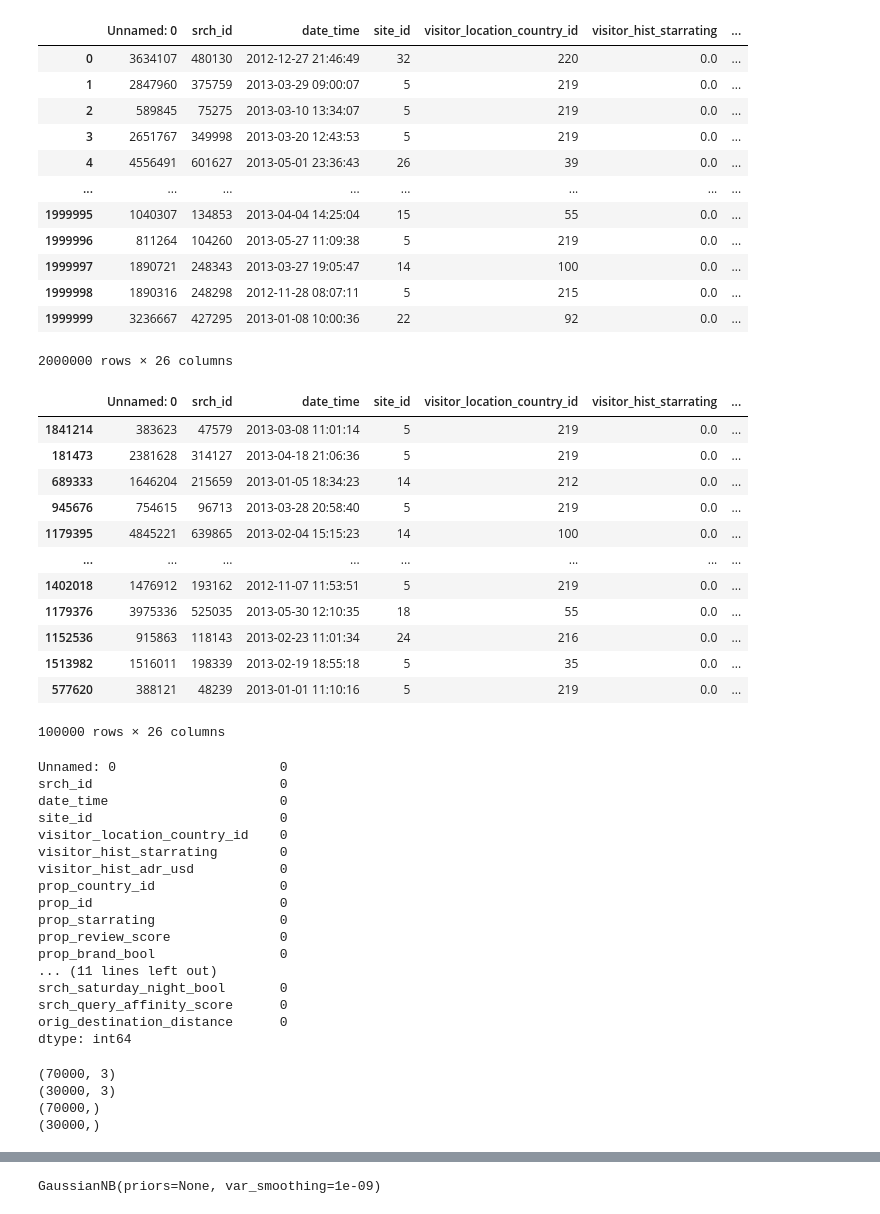
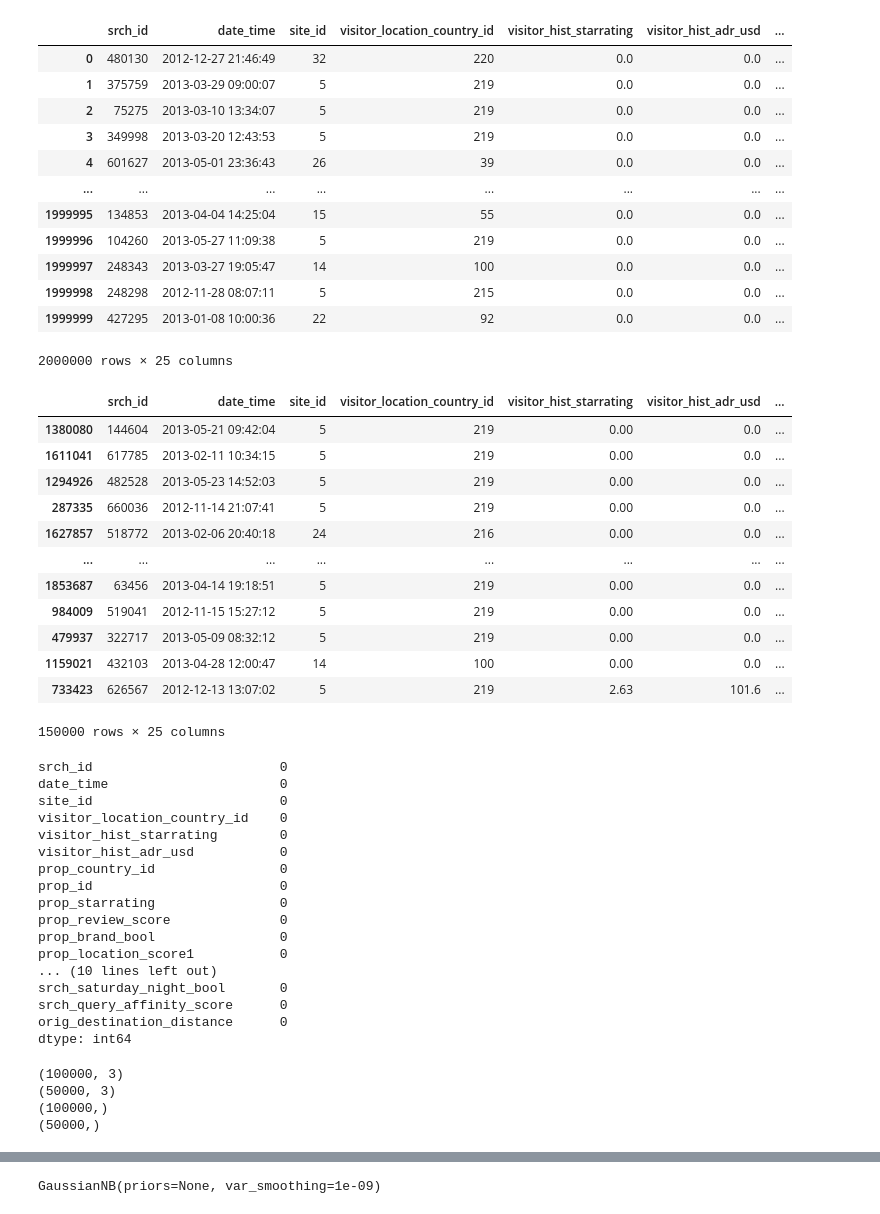
Before and after one commit to minjae705/Hotel_StarRating_Prediction, a Jupyter notebook: NB_sampling.ipynb, the cells around one changed output, grey strips where cells are left out. Saved outputs shown, nothing was run; the diff lists cells and outputs as text; code cells hidden in the pictures.

Commit message:
fix: drop useless column and add P_GNB using priors

```diff
--- a/NB_sampling.ipynb
+++ b/NB_sampling.ipynb
@@ -12,42 +11,42 @@ from sklearn.metrics import accuracy_score
 filename = '/content/drive/MyDrive/data/hotel_test.csv'
 # %%
 df_raw = pd.read_csv(filename)
+df_raw = df_raw.drop('Unnamed: 0',axis=1)
 df_raw
 # %% [output]
-|  | Unnamed: 0 | srch_id | date_time | site_id | visitor_location_country_id | visitor_hist_starrating | ... |
-| 0 | 3634107 | 480130 | 2012-12-27 21:46:49 | 32 | 220 | 0.0 | ... |
-| 1 | 2847960 | 375759 | 2013-03-29 09:00:07 | 5 | 219 | 0.0 | ... |
-| 2 | 589845 | 75275 | 2013-03-10 13:34:07 | 5 | 219 | 0.0 | ... |
-| 3 | 2651767 | 349998 | 2013-03-20 12:43:53 | 5 | 219 | 0.0 | ... |
-| 4 | 4556491 | 601627 | 2013-05-01 23:36:43 | 26 | 39 | 0.0 | ... |
+|  | srch_id | date_time | site_id | visitor_location_country_id | visitor_hist_starrating | visitor_hist_adr_usd | ... |
+| 0 | 480130 | 2012-12-27 21:46:49 | 32 | 220 | 0.0 | 0.0 | ... |
+| 1 | 375759 | 2013-03-29 09:00:07 | 5 | 219 | 0.0 | 0.0 | ... |
+| 2 | 75275 | 2013-03-10 13:34:07 | 5 | 219 | 0.0 | 0.0 | ... |
+| 3 | 349998 | 2013-03-20 12:43:53 | 5 | 219 | 0.0 | 0.0 | ... |
+| 4 | 601627 | 2013-05-01 23:36:43 | 26 | 39 | 0.0 | 0.0 | ... |
 | ... | ... | ... | ... | ... | ... | ... | ... |
-| 1999995 | 1040307 | 134853 | 2013-04-04 14:25:04 | 15 | 55 | 0.0 | ... |
-| 1999996 | 811264 | 104260 | 2013-05-27 11:09:38 | 5 | 219 | 0.0 | ... |
-| 1999997 | 1890721 | 248343 | 2013-03-27 19:05:47 | 14 | 100 | 0.0 | ... |
-| 1999998 | 1890316 | 248298 | 2012-11-28 08:07:11 | 5 | 215 | 0.0 | ... |
-| 1999999 | 3236667 | 427295 | 2013-01-08 10:00:36 | 22 | 92 | 0.0 | ... |
+| 1999995 | 134853 | 2013-04-04 14:25:04 | 15 | 55 | 0.0 | 0.0 | ... |
+| 1999996 | 104260 | 2013-05-27 11:09:38 | 5 | 219 | 0.0 | 0.0 | ... |
+| 1999997 | 248343 | 2013-03-27 19:05:47 | 14 | 100 | 0.0 | 0.0 | ... |
+| 1999998 | 248298 | 2012-11-28 08:07:11 | 5 | 215 | 0.0 | 0.0 | ... |
+| 1999999 | 427295 | 2013-01-08 10:00:36 | 22 | 92 | 0.0 | 0.0 | ... |
-2000000 rows × 26 columns
+2000000 rows × 25 columns
 # %%
-df_sample = df_raw.sample(100000)
+df_sample = df_raw.sample(150000)
 df_sample
 # %% [output]
-|  | Unnamed: 0 | srch_id | date_time | site_id | visitor_location_country_id | visitor_hist_starrating | ... |
-| 1841214 | 383623 | 47579 | 2013-03-08 11:01:14 | 5 | 219 | 0.0 | ... |
-| 181473 | 2381628 | 314127 | 2013-04-18 21:06:36 | 5 | 219 | 0.0 | ... |
-| 689333 | 1646204 | 215659 | 2013-01-05 18:34:23 | 14 | 212 | 0.0 | ... |
-| 945676 | 754615 | 96713 | 2013-03-28 20:58:40 | 5 | 219 | 0.0 | ... |
-| 1179395 | 4845221 | 639865 | 2013-02-04 15:15:23 | 14 | 100 | 0.0 | ... |
+|  | srch_id | date_time | site_id | visitor_location_country_id | visitor_hist_starrating | visitor_hist_adr_usd | ... |
+| 1380080 | 144604 | 2013-05-21 09:42:04 | 5 | 219 | 0.00 | 0.0 | ... |
+| 1611041 | 617785 | 2013-02-11 10:34:15 | 5 | 219 | 0.00 | 0.0 | ... |
+| 1294926 | 482528 | 2013-05-23 14:52:03 | 5 | 219 | 0.00 | 0.0 | ... |
+| 287335 | 660036 | 2012-11-14 21:07:41 | 5 | 219 | 0.00 | 0.0 | ... |
+| 1627857 | 518772 | 2013-02-06 20:40:18 | 24 | 216 | 0.00 | 0.0 | ... |
 | ... | ... | ... | ... | ... | ... | ... | ... |
-| 1402018 | 1476912 | 193162 | 2012-11-07 11:53:51 | 5 | 219 | 0.0 | ... |
-| 1179376 | 3975336 | 525035 | 2013-05-30 12:10:35 | 18 | 55 | 0.0 | ... |
-| 1152536 | 915863 | 118143 | 2013-02-23 11:01:34 | 24 | 216 | 0.0 | ... |
-| 1513982 | 1516011 | 198339 | 2013-02-19 18:55:18 | 5 | 35 | 0.0 | ... |
-| 577620 | 388121 | 48239 | 2013-01-01 11:10:16 | 5 | 219 | 0.0 | ... |
+| 1853687 | 63456 | 2013-04-14 19:18:51 | 5 | 219 | 0.00 | 0.0 | ... |
+| 984009 | 519041 | 2012-11-15 15:27:12 | 5 | 219 | 0.00 | 0.0 | ... |
+| 479937 | 322717 | 2013-05-09 08:32:12 | 5 | 219 | 0.00 | 0.0 | ... |
+| 1159021 | 432103 | 2013-04-28 12:00:47 | 14 | 100 | 0.00 | 0.0 | ... |
+| 733423 | 626567 | 2012-12-13 13:07:02 | 5 | 219 | 2.63 | 101.6 | ... |
-100000 rows × 26 columns
+150000 rows × 25 columns
 # %%
 df_sample.isnull().sum()
 # %% [output]
-Unnamed: 0                     0
 srch_id                        0
 date_time                      0
 site_id                        0
@@ -59,24 +58,25 @@ prop_id                        0
 prop_starrating                0
 prop_review_score              0
 prop_brand_bool                0
-... (11 lines left out)
+prop_location_score1           0
+... (10 lines left out)
 srch_saturday_night_bool       0
 srch_query_affinity_score      0
 orig_destination_distance      0
 dtype: int64
 # %%
-X_train = np.array(df_sample.iloc[:70000, [9,11,13]])
-X_test = np.array(df_sample.iloc[70000:, [9,11,13]])
-Y_train = np.array(df_sample.iloc[:70000, 8])
+X_train = np.array(df_sample.iloc[:100000, [9,11,13]])
+X_test = np.array(df_sample.iloc[100000:, [9,11,13]])
+Y_train = np.array(df_sample.iloc[:100000, 8])
 Y_train = Y_train.ravel()
-Y_test = np.array(df_sample.iloc[70000:, 8])
+Y_test = np.array(df_sample.iloc[100000:, 8])
 Y_test = Y_test.ravel()
 print(X_train.shape)
 print(X_test.shape)
 print(Y_train.shape)
 print(Y_test.shape)
 # %% [output]
-(70000, 3)
-(30000, 3)
-(70000,)
-(30000,)
+(100000, 3)
+(50000, 3)
+(100000,)
+(50000,)
```
Also changed, not shown: parts of 9 cells of this notebook.
